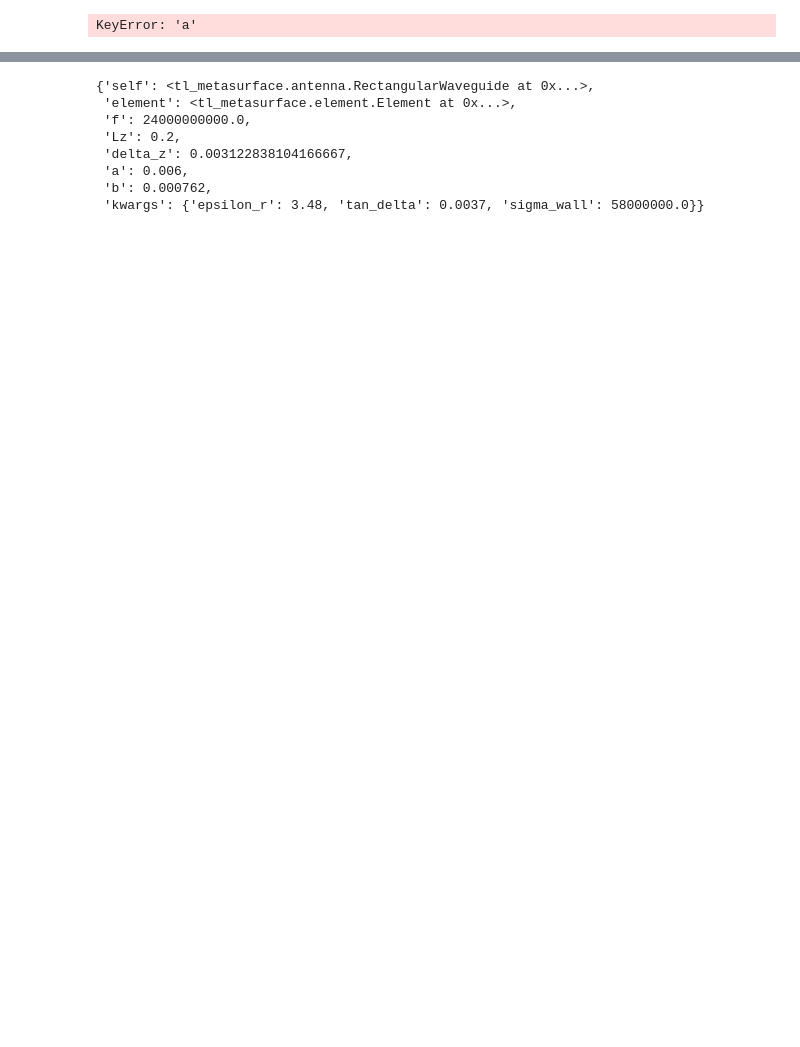
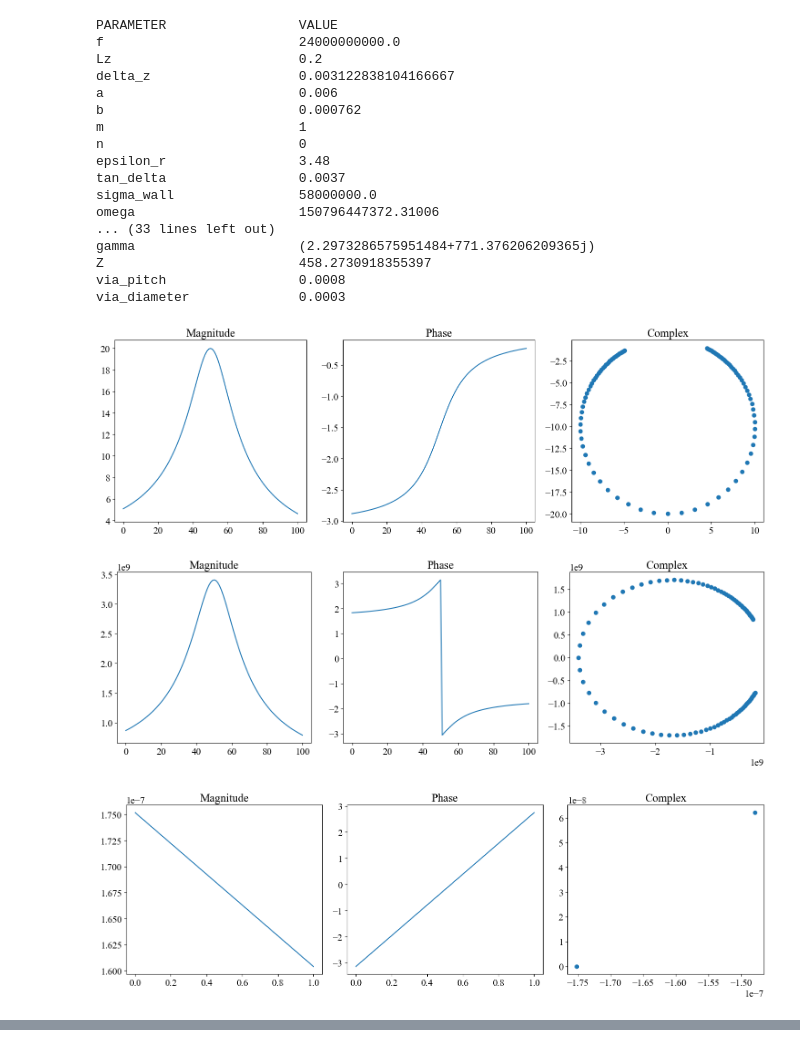
Before and after one commit to Resolv-Technology/tl_metasurface, a Jupyter notebook: scripts/antenna_test.ipynb, the cells around one changed output, grey strips where cells are left out. Cells and saved outputs as stored; diff of their text form; code cells hidden in the pictures; blank space fills up the shorter version.

```diff
--- a/scripts/antenna_test.ipynb
+++ b/scripts/antenna_test.ipynb
@@ -15,35 +15,54 @@ lam = C / f
 element1 = Element(f=f)
 rw = RectangularWaveguide(f=f,
                           element=element1,
                           Lz=0.2,
                           delta_z=lam/4,
                           a=0.006,
                           b=0.000762,
                           epsilon_r=3.48,
                           tan_delta=0.0037,
                           sigma_wall=5.8E7)
-# rw.element.plot_alpha()
-# rw.element.plot_S()
+rw.element.plot_alpha()
+rw.element.plot_S()
 
 filepath_list = [r'C:\Users\Aaron\Documents\Kicad\Projects\TWI Demo Board - 24-06-10\Code\Array Design\Data\Element\Diode_12B_Element_On.s3p',
                  r'C:\Users\Aaron\Documents\Kicad\Projects\TWI Demo Board - 24-06-10\Code\Array Design\Data\Element\Diode_12B_Element_Off.s3p']
 element2 = Element(filepath_list=filepath_list,
                    f=f)
 siw = SIW(f=f,
           element=element2,
           Lz=0.2,
           delta_z=lam/4,
           a=0.006,
           b=0.000762,
           epsilon_r=3.48,
           tan_delta=0.0037,
           sigma_wall=5.8E7,
           via_pitch=0.0008,
           via_diameter=0.0003)
-# siw.element.plot_alpha()
-# siw.element.plot_S()
+siw.element.plot_alpha()
+siw.element.plot_S()
 
 print(rw)
 print(siw)
 # %% [output]
-KeyError: 'a'
+PARAMETER                 VALUE
+f                         24000000000.0
+Lz                        0.2
+delta_z                   0.003122838104166667
+a                         0.006
+b                         0.000762
+m                         1
+n                         0
+epsilon_r                 3.48
+tan_delta                 0.0037
+sigma_wall                58000000.0
+omega                     150796447372.31006
+... (33 lines left out)
+gamma                     (2.2973286575951484+771.376206209365j)
+Z                         458.2730918355397
+via_pitch                 0.0008
+via_diameter              0.0003
+[figure, added]
+[figure, added]
+[figure, added]
@@ -50,11 +69,0 @@ KeyError: 'a'
-# %%
-rw.test
-# %% [output]
-{'self': <tl_metasurface.antenna.RectangularWaveguide at 0x...>,
- 'element': <tl_metasurface.element.Element at 0x...>,
- 'f': 24000000000.0,
- 'Lz': 0.2,
- 'delta_z': 0.003122838104166667,
- 'a': 0.006,
- 'b': 0.000762,
- 'kwargs': {'epsilon_r': 3.48, 'tan_delta': 0.0037, 'sigma_wall': 58000000.0}}
```
Also changed, not shown: parts of 1 cell of this notebook, 2 other files.
